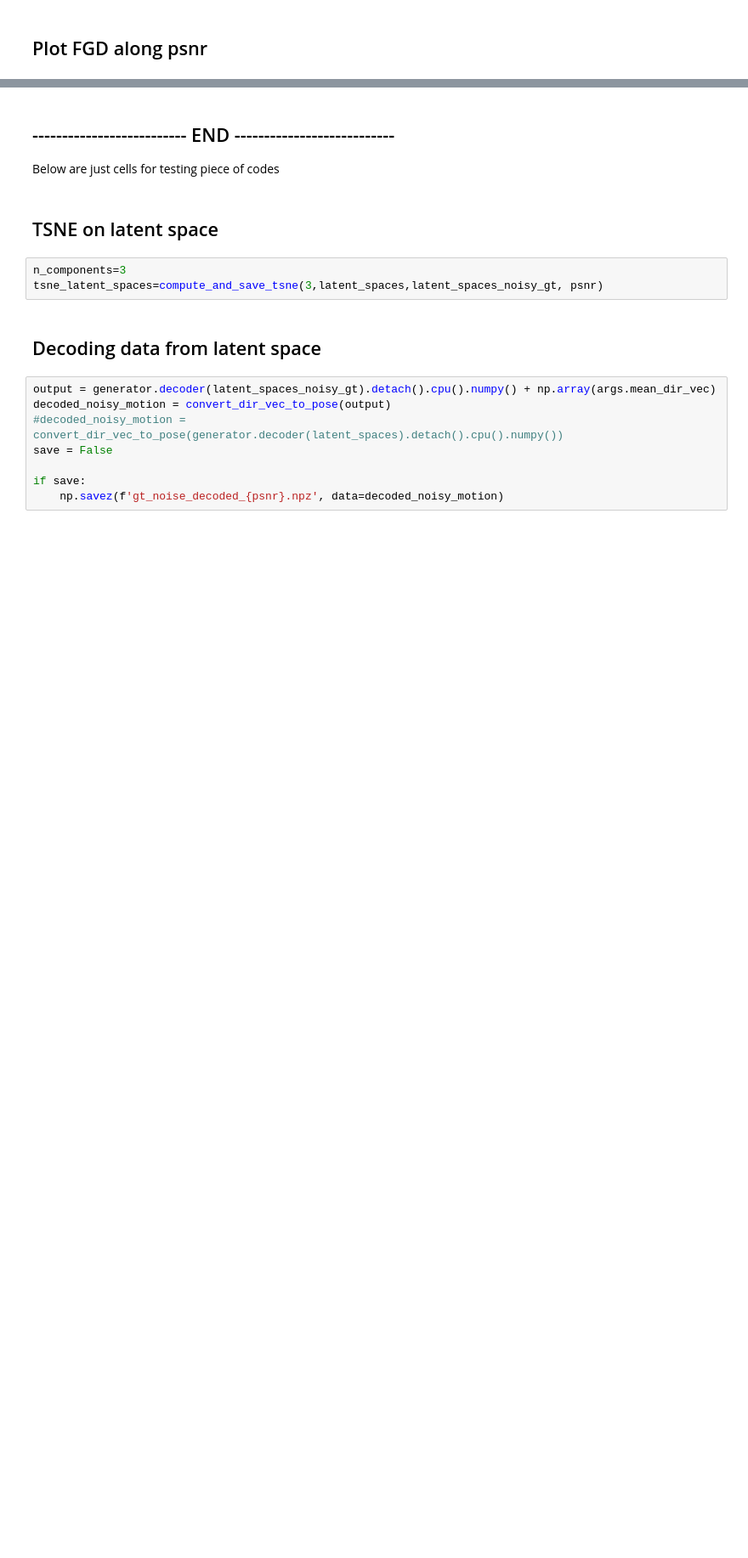
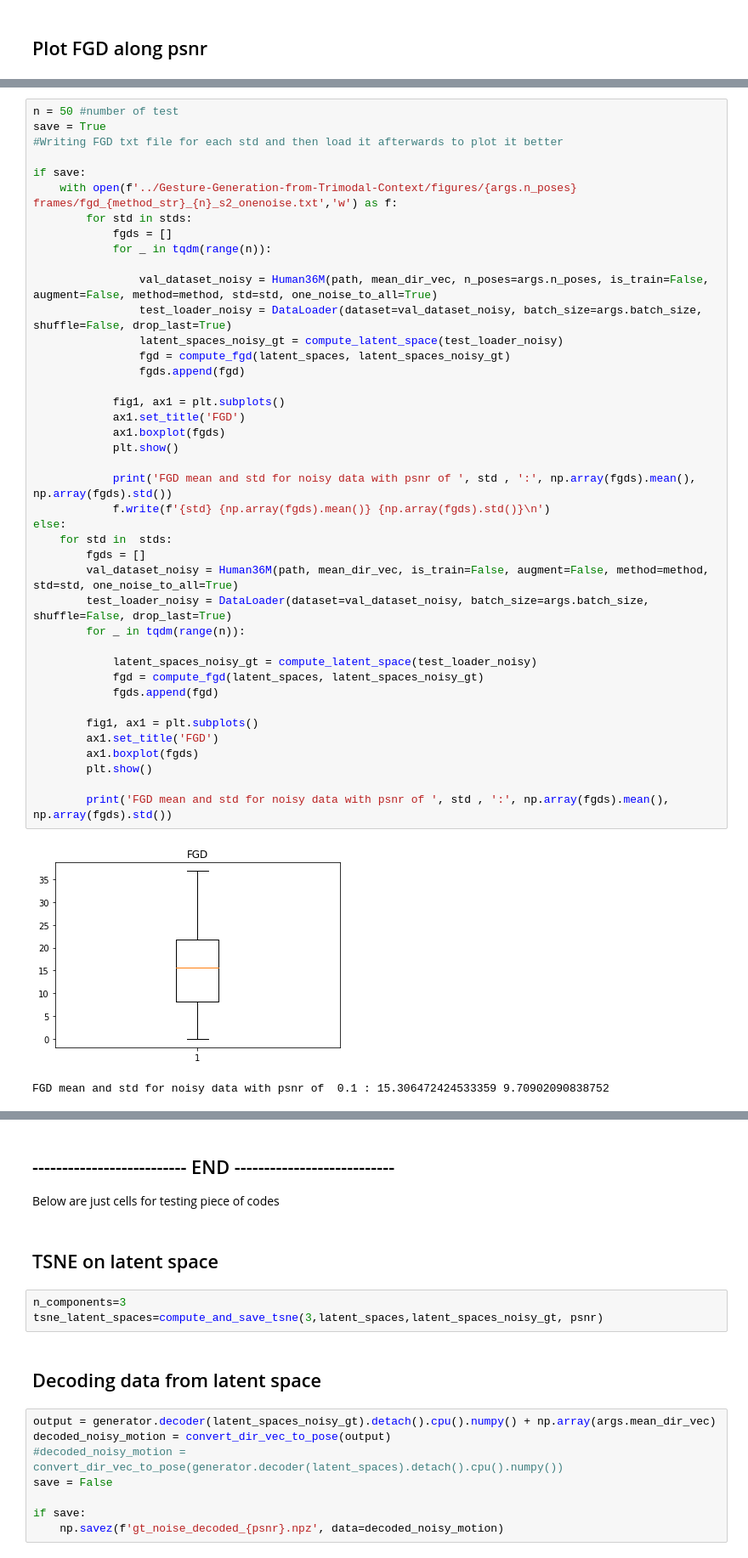
Before and after one commit to antmaio/FrechetMotionDistance, a Jupyter notebook: FGD_Conv1d.ipynb, the cells around one changed output, grey strips where cells are left out. Shown at 85% size. Drawn from its saved outputs; the diff is of its cells as text; blank space fills up the shorter version.

```diff
--- a/FGD_Conv1d.ipynb
+++ b/FGD_Conv1d.ipynb
@@ -773,0 +790,44 @@ else:
+# %%
+n = 50 #number of test
+save = True
+#Writing FGD txt file for each std and then load it afterwards to plot it better
+
+if save:
+    with open(f'../Gesture-Generation-from-Trimodal-Context/figures/{args.n_poses} frames/fgd_{method_str}_{n}_s2_onenoise.txt','w') as f:
+        for std in stds:
+            fgds = []
+            for _ in tqdm(range(n)):
+
+                val_dataset_noisy = Human36M(path, mean_dir_vec, n_poses=args.n_poses, is_train=False, augment=False, method=method, std=std, one_noise_to_all=True)
+                test_loader_noisy = DataLoader(dataset=val_dataset_noisy, batch_size=args.batch_size, shuffle=False, drop_last=True)
+                latent_spaces_noisy_gt = compute_latent_space(test_loader_noisy)
+                fgd = compute_fgd(latent_spaces, latent_spaces_noisy_gt)
+                fgds.append(fgd)
+
+            fig1, ax1 = plt.subplots()
+            ax1.set_title('FGD')
+            ax1.boxplot(fgds)
+            plt.show()
+
+            print('FGD mean and std for noisy data with psnr of ', std , ':', np.array(fgds).mean(), np.array(fgds).std())
+            f.write(f'{std} {np.array(fgds).mean()} {np.array(fgds).std()}\n')
+else:
+    for std in  stds:
+        fgds = []
+        val_dataset_noisy = Human36M(path, mean_dir_vec, is_train=False, augment=False, method=method, std=std, one_noise_to_all=True)
+        test_loader_noisy = DataLoader(dataset=val_dataset_noisy, batch_size=args.batch_size, shuffle=False, drop_last=True)
+        for _ in tqdm(range(n)):
+
+            latent_spaces_noisy_gt = compute_latent_space(test_loader_noisy)
+            fgd = compute_fgd(latent_spaces, latent_spaces_noisy_gt)
+            fgds.append(fgd)
+
+        fig1, ax1 = plt.subplots()
+        ax1.set_title('FGD')
+        ax1.boxplot(fgds)
+        plt.show()
+
+        print('FGD mean and std for noisy data with psnr of ', std , ':', np.array(fgds).mean(), np.array(fgds).std())
+# %% [output]
+[figure, added]
+FGD mean and std for noisy data with psnr of  0.1 : 15.306472424533359 9.70902090838752
```
Also changed, not shown: parts of 10 cells of this notebook, 1 other file.
